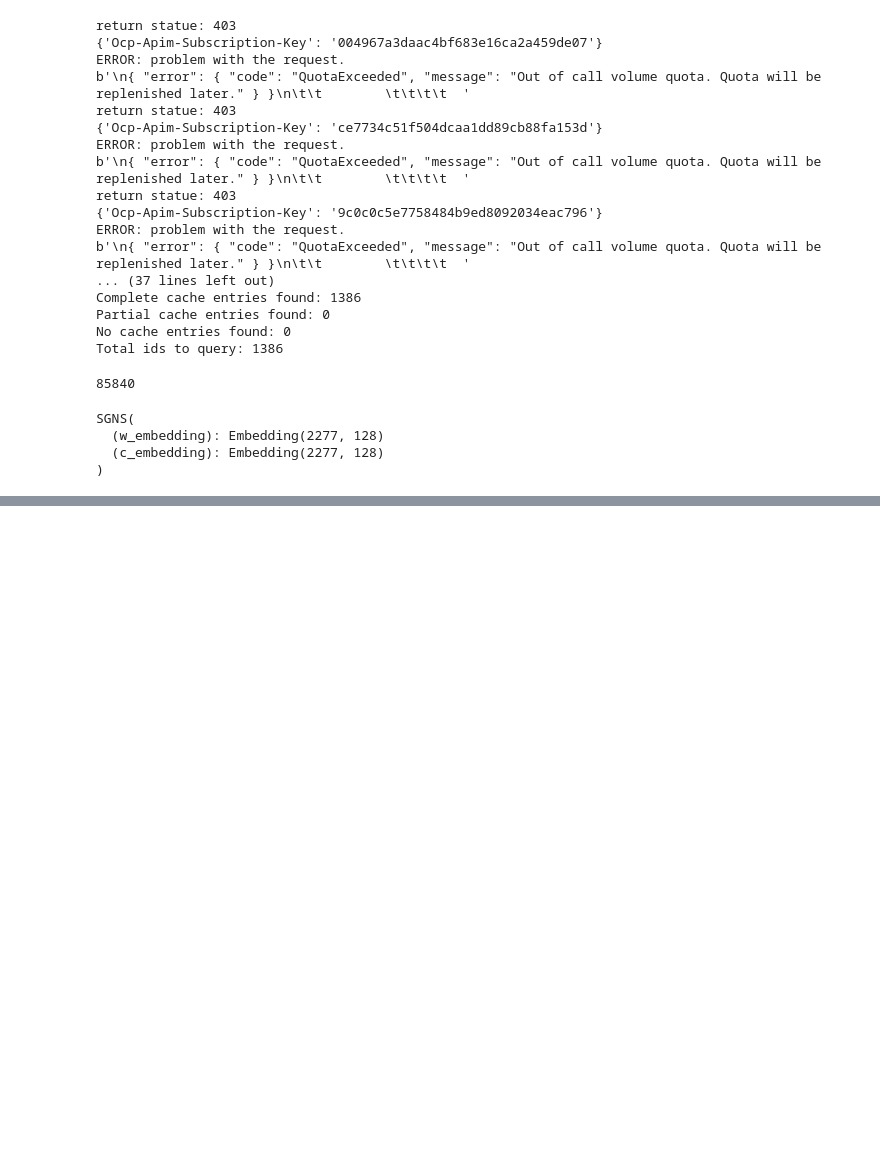
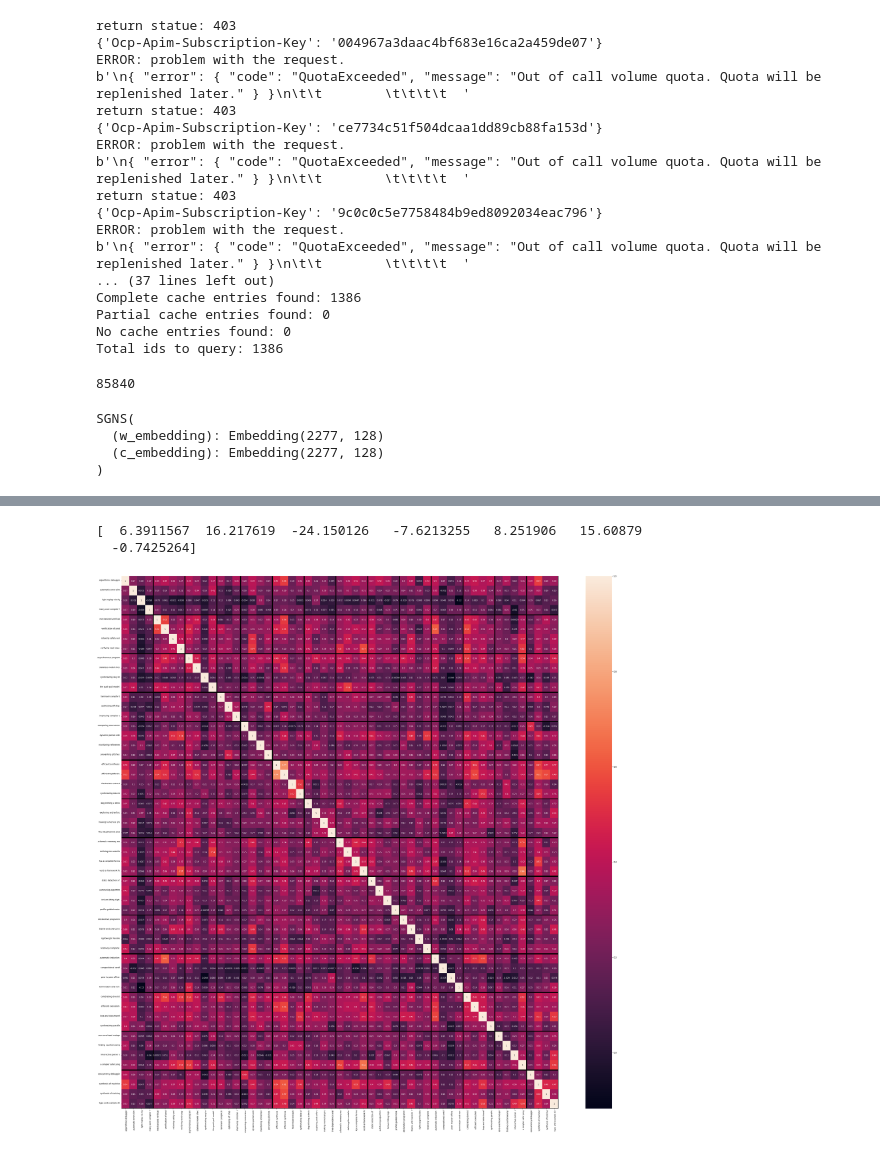
Before and after one commit to csmetrics/influencemap, a Jupyter notebook: research/models/word2vec/test.ipynb, the cells around one changed output, grey strips where cells are left out. Cells and saved outputs as stored; diff of their text form; code cells hidden in the pictures; blank space fills up the shorter version.

```diff
--- a/research/models/word2vec/test.ipynb
+++ b/research/models/word2vec/test.ipynb
@@ -151,0 +121,64 @@ Loss: 1370.49560547, lr: 0.100000
+# %%
+title1 = 'memsat checking axiomatic specifications of memory models'
+title2 = 'mechanized verification of fine grained concurrent programs'
+# %%
+title_indices = list()
+for word in title1.split():
+    word_idx = preprocess.index[word]
+    title_indices.append(word_idx)
+
+title_vec = torch.sum(sgns.w_embedding(torch.LongTensor(title_indices)), 1)
+print(title_vec.detach().numpy())
+# %% [output]
+[  6.3911567  16.217619  -24.150126   -7.6213255   8.251906   15.60879
+  -0.7425264]
+# %%
+%matplotlib inline
+
+import matplotlib
+import matplotlib.pyplot as plt
+import seaborn           as sns
+
+from research.models.utils    import *
+from research.models.plotting import *
+
+from research.data.gen_session_grouping import gen_sessions
+
+sessions = gen_sessions()
+# %%
+pid2title = dict()
+for paper_info in paper_informations:
+    pid2title[paper_info['PaperId']] = paper_info['PaperTitle']
+# %%
+from functools import reduce
+
+session_papers = reduce(lambda x, y: x + y, sessions)
+
+auth_list   = list()
+vec_list    = list()
+
+for es_paper_id in session_papers:
+    paper_title = pid2title[int(es_paper_id)]
+    auth_list.append(paper_title[:20])
+    title_indices = list()
+    for word in paper_title.split():
+        word_idx = preprocess.index[word]
+        title_indices.append(word_idx)
+
+    title_vec = torch.mean(sgns.w_embedding(torch.LongTensor(title_indices)), 0)
+    vec_list.append(title_vec.detach().numpy())
+
+fig, ax = plt.subplots(figsize=(50,50))
+
+sim_matrix = gen_cmp_matrix(vec_list)
+
+ax=cmp_plot(sim_matrix, auth_list, plt)
+
+# Separator lines
+separator = np.cumsum([len(s) for s in sessions])
+ax.hlines(separator, *ax.get_xlim(), linewidth=5)
+ax.vlines(separator, *ax.get_ylim(), linewidth=5)
+
+plt.show()
+# %% [output]
+[figure, added]
```
Also changed, not shown: parts of 4 cells of this notebook, 5 other files.
